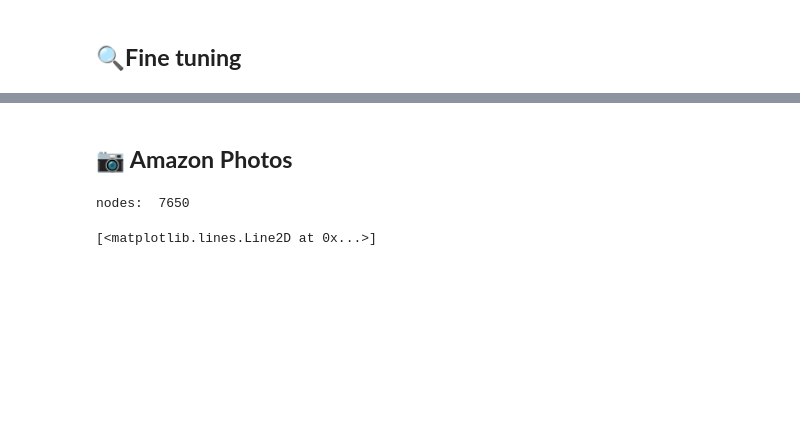
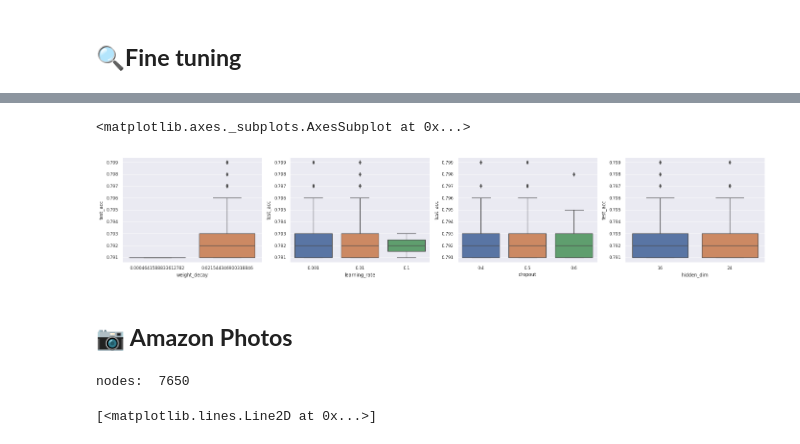
Before and after one commit to achrafash/gnn-receptive-fields, a Jupyter notebook: fine_tuning_on_citeseer.ipynb, the cells around one changed output, grey strips where cells are left out. Saved outputs shown, nothing was run; the diff lists cells and outputs as text; code cells hidden in the pictures; blank space fills up the shorter version.

```diff
--- a/fine_tuning_on_citeseer.ipynb
+++ b/fine_tuning_on_citeseer.ipynb
@@ -454,3 +437,15 @@ sns.boxplot(x="propagation_steps", y="test_acc", data=all_logs.query('epoch > 20
+# %%
+sns.set("paper", font_scale=1)
+# %%
+_, ax = plt.subplots(nrows=1, ncols=4, figsize=(24,4))
+
+sns.boxplot(ax=ax[0], x="weight_decay", y="test_acc", data=all_logs.query('epoch > 200 & train_acc > 0.9 & test_acc > 0.79 & val_acc > 0.7'))
+sns.boxplot(ax=ax[1], x="learning_rate", y="test_acc", data=all_logs.query('epoch > 200 & train_acc > 0.9 & test_acc > 0.79 & val_acc > 0.7'))
+sns.boxplot(ax=ax[2], x="dropout", y="test_acc", data=all_logs.query('epoch > 200 & train_acc > 0.9 & test_acc > 0.79 & val_acc > 0.7'))
+sns.boxplot(ax=ax[3], x="hidden_dim", y="test_acc", data=all_logs.query('epoch > 200 & train_acc > 0.9 & test_acc > 0.79 & val_acc > 0.7'))
+# %% [output]
+<matplotlib.axes._subplots.AxesSubplot at 0x...>
+[figure, added]
 # %% [markdown]
 ## **📷 Amazon Photos**
 # %%
```
Also changed, not shown: parts of 7 cells of this notebook.
